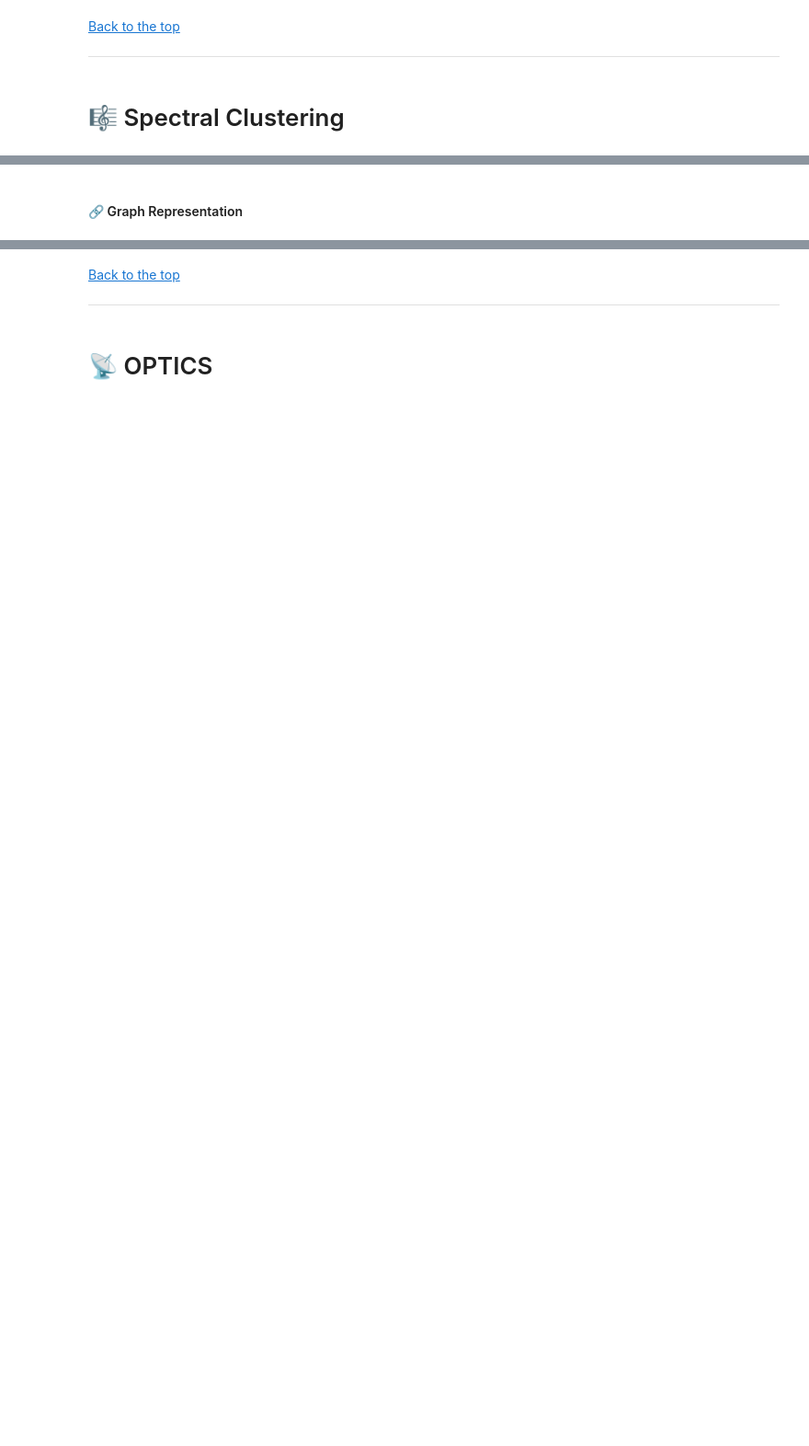
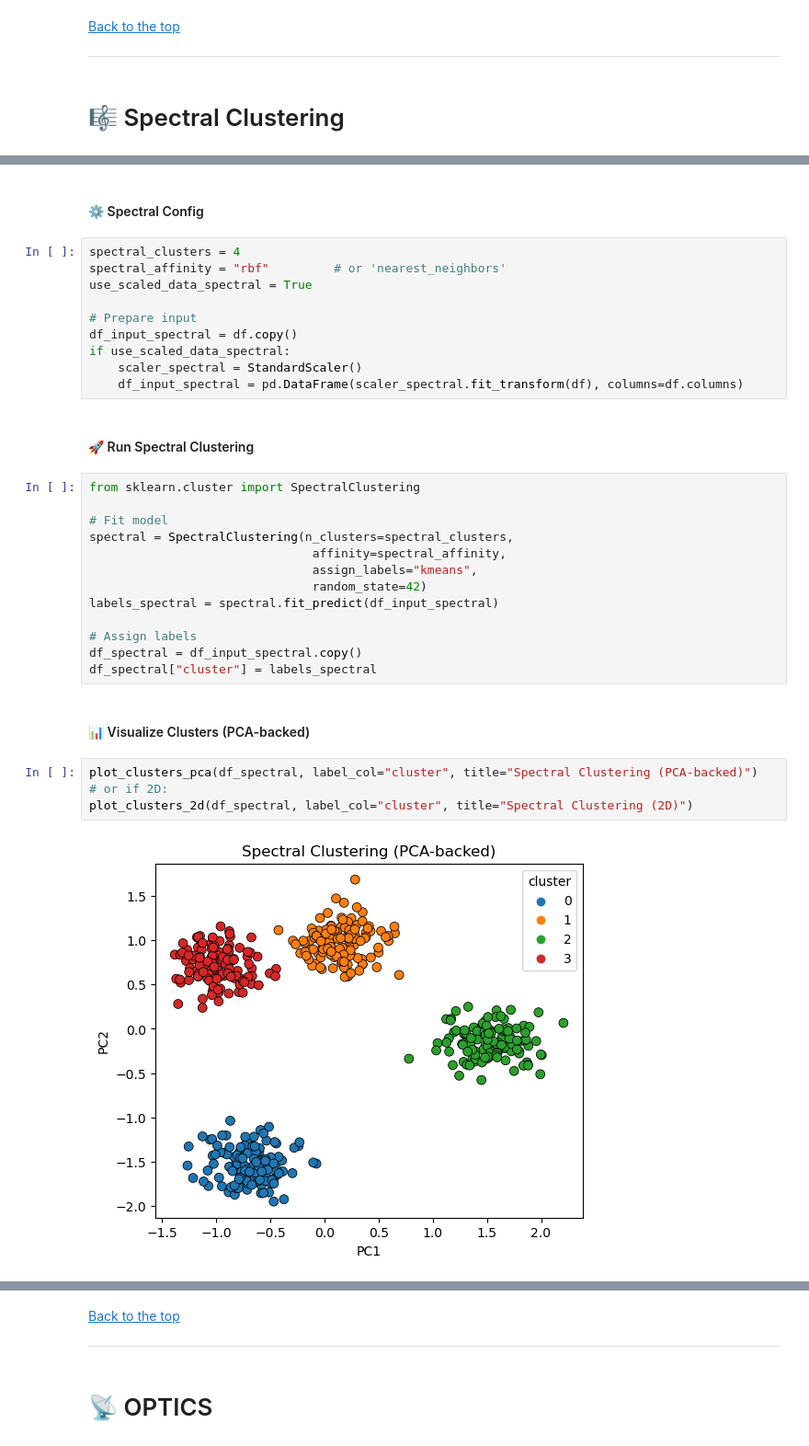
Before and after one commit to ashrithssreddy/ml-toolkit, a Jupyter notebook: Unsupervised_Learning/clustering_v2.ipynb, the cells around one changed output, grey strips where cells are left out. Shown at 92% size. Drawn from its saved outputs; the diff is of its cells as text; blank space fills up the shorter version.

```diff
--- a/Unsupervised_Learning/clustering_v2.ipynb
+++ b/Unsupervised_Learning/clustering_v2.ipynb
@@ -699,3 +992,38 @@ ___
 # %% [markdown]
-<a id="spectral-graph"></a>
-#### 🔗 Graph Representation
+<a id="spectral-config"></a>
+#### ⚙️ Spectral Config
+# %%
+spectral_clusters = 4
+spectral_affinity = "rbf"         # or 'nearest_neighbors'
+use_scaled_data_spectral = True
+
+# Prepare input
+df_input_spectral = df.copy()
+if use_scaled_data_spectral:
+    scaler_spectral = StandardScaler()
+    df_input_spectral = pd.DataFrame(scaler_spectral.fit_transform(df), columns=df.columns)
+# %% [markdown]
+<a id="spectral-run"></a>
+#### 🚀 Run Spectral Clustering
+# %%
+from sklearn.cluster import SpectralClustering
+
+# Fit model
+spectral = SpectralClustering(n_clusters=spectral_clusters,
+                               affinity=spectral_affinity,
+                               assign_labels="kmeans",
+                               random_state=42)
+labels_spectral = spectral.fit_predict(df_input_spectral)
+
+# Assign labels
+df_spectral = df_input_spectral.copy()
+df_spectral["cluster"] = labels_spectral
+# %% [markdown]
+<a id="spectral-visual"></a>
+#### 📊 Visualize Clusters (PCA-backed)
+# %%
+plot_clusters_pca(df_spectral, label_col="cluster", title="Spectral Clustering (PCA-backed)")
+# or if 2D:
+plot_clusters_2d(df_spectral, label_col="cluster", title="Spectral Clustering (2D)")
+# %% [output]
+[figure, added]
```
Also changed, not shown: parts of 80 cells of this notebook.
